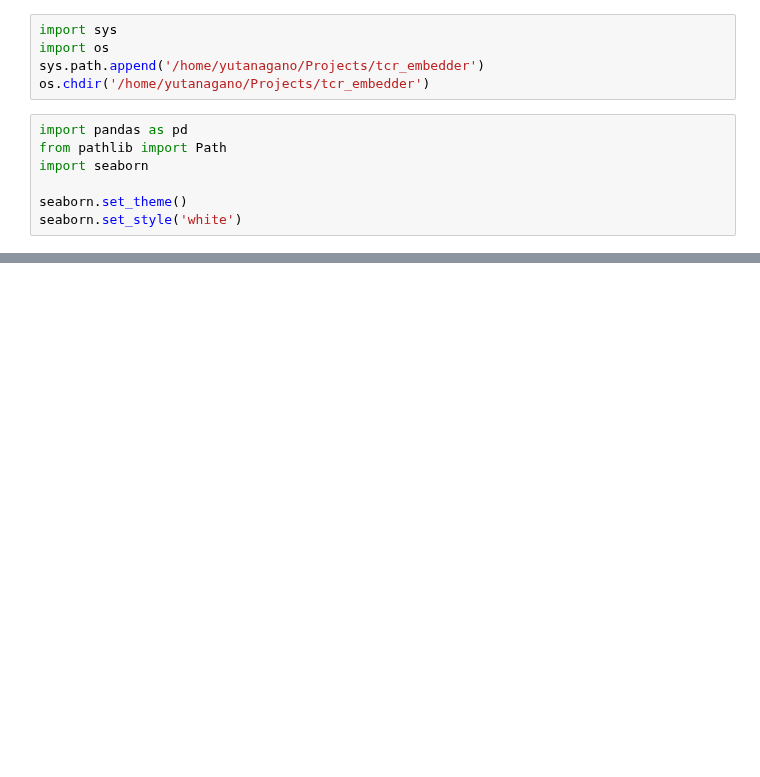
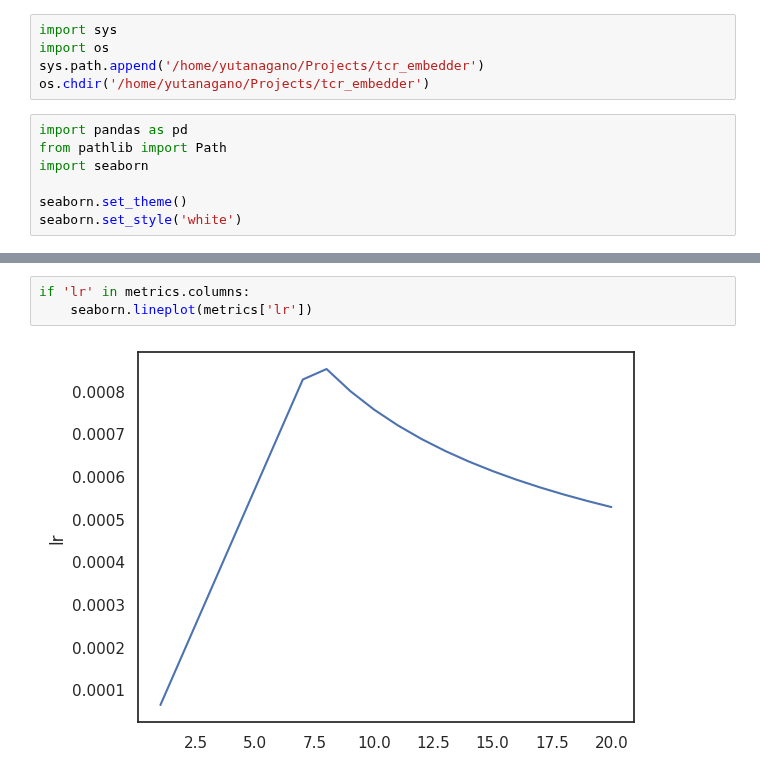
Before and after one commit to yutanagano/tcrlm, a Jupyter notebook: notebooks/training_metrics.ipynb, the cells around one changed output, grey strips where cells are left out. Saved outputs shown, nothing was run; the diff lists cells and outputs as text; blank space fills up the shorter version.

```diff
--- a/notebooks/training_metrics.ipynb
+++ b/notebooks/training_metrics.ipynb
@@ -21 +21,6 @@ seaborn.lineplot(metrics[['loss', 'valid_loss']])
+# %%
+if 'lr' in metrics.columns:
+    seaborn.lineplot(metrics['lr'])
+# %% [output]
+[figure, added]
 # %%
```
Also changed, not shown: parts of 5 cells of this notebook, 3 other files.
